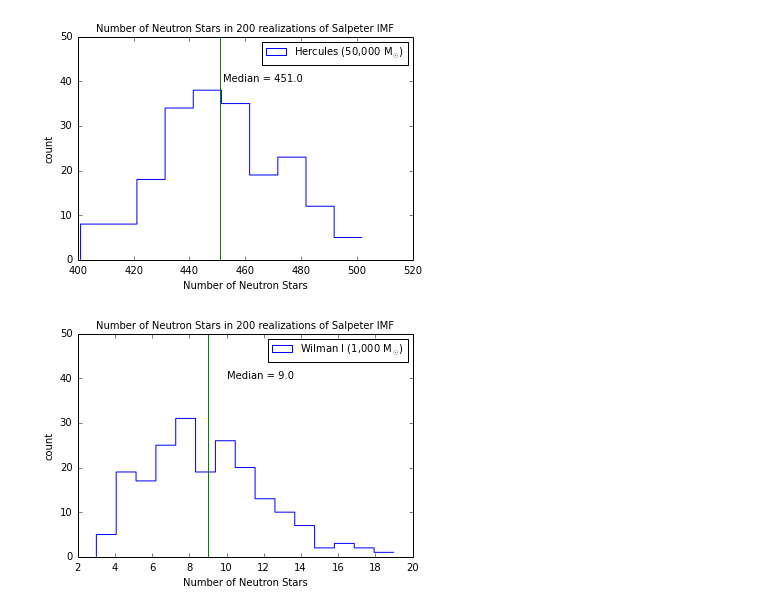
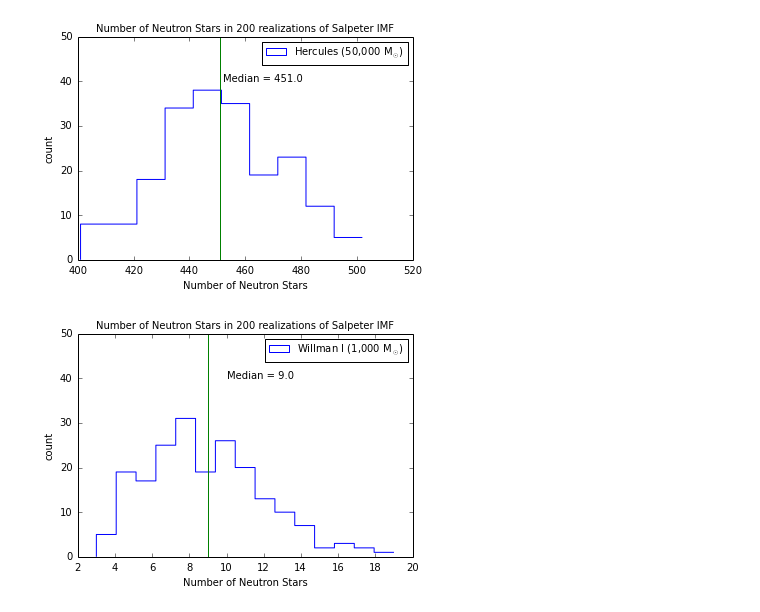
Before and after one commit to jrobbfed/imf, a Jupyter notebook: code/How many Neutron Stars in a Salpeter Galaxy?.ipynb, the cells around one changed output. Drawn from its saved outputs; the diff is of its cells as text; code cells hidden in the pictures.

```diff
--- a/code/How many Neutron Stars in a Salpeter Galaxy?.ipynb
+++ b/code/How many Neutron Stars in a Salpeter Galaxy?.ipynb
@@ -51,14 +28,13 @@ for i in range(200):
     Wil_masses = sample_imf(1000.)
     N_ns_Wil.append(np.size(Wil_masses[(Wil_masses > ns_mmin) & (Wil_masses < ns_mmax)]))
 # %%
-
-plt.hist(N_ns_Wil, bins=15, histtype='step', label=r'Wilman I (1,000 M$_\odot$)')
+plt.hist(N_ns_Wil, bins=15, histtype='step', label=r'Willman I (1,000 M$_\odot$)')
 plt.plot([np.median(N_ns_Wil), np.median(N_ns_Wil)], [0, 50])
 plt.text(np.median(N_ns_Wil)+1, 40, 'Median '+'= '+ str(np.median(N_ns_Wil)))
 plt.xlabel('Number of Neutron Stars')
 plt.ylabel('count')
 plt.legend(fontsize=10)
 plt.title('Number of Neutron Stars in 200 realizations of Salpeter IMF', fontsize=10)
-plt.savefig('Her_ns.pdf')
+plt.savefig('Wil_ns.pdf')
 # %% [output]
-[figure, old version]
+[figure, new version]
```
Also changed, not shown: parts of 5 cells of this notebook.
